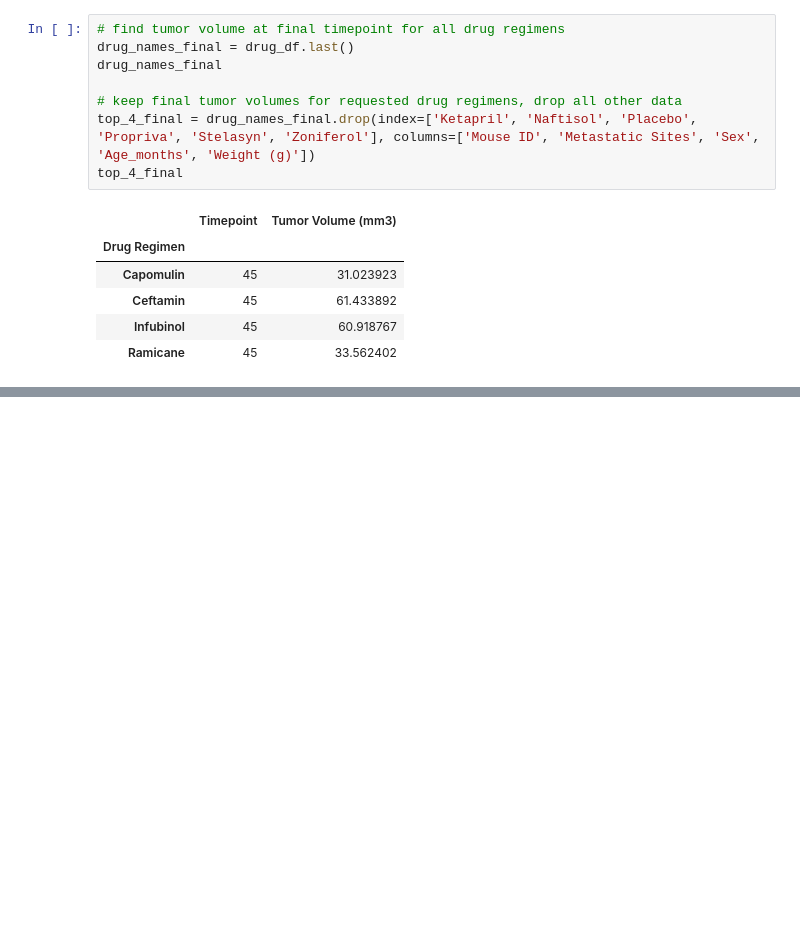
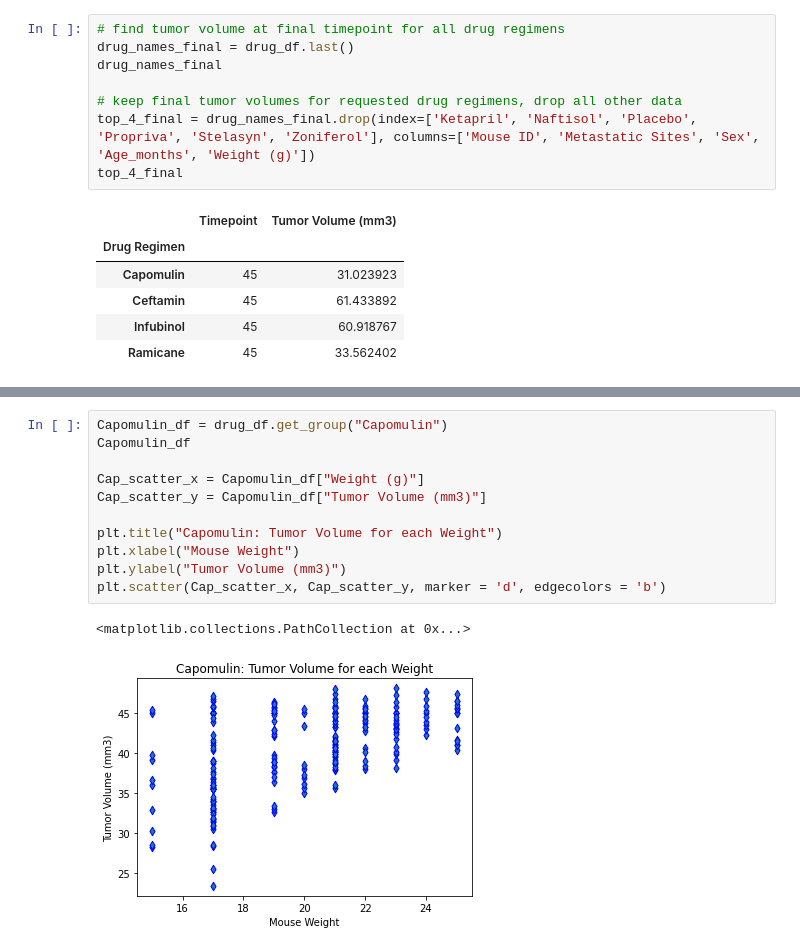
Before and after one commit to JohnTimmers/matplotlib-challenge, a Jupyter notebook: pymaceuticals_challenge.ipynb, the cells around one changed output, grey strips where cells are left out. Drawn from its saved outputs; the diff is of its cells as text; blank space fills up the shorter version.

```diff
--- a/pymaceuticals_challenge.ipynb
+++ b/pymaceuticals_challenge.ipynb
@@ -175,0 +275,14 @@ Ramicane_iqr = Ram_upperq - Ram_lowerq
+# %%
+Capomulin_df = drug_df.get_group("Capomulin")
+Capomulin_df
+
+Cap_scatter_x = Capomulin_df["Weight (g)"]
+Cap_scatter_y = Capomulin_df["Tumor Volume (mm3)"]
+
+plt.title("Capomulin: Tumor Volume for each Weight")
+plt.xlabel("Mouse Weight")
+plt.ylabel("Tumor Volume (mm3)")
+plt.scatter(Cap_scatter_x, Cap_scatter_y, marker = 'd', edgecolors = 'b')
+# %% [output]
+<matplotlib.collections.PathCollection at 0x...>
+[figure, added]
```
Also changed, not shown: parts of 7 cells of this notebook.
